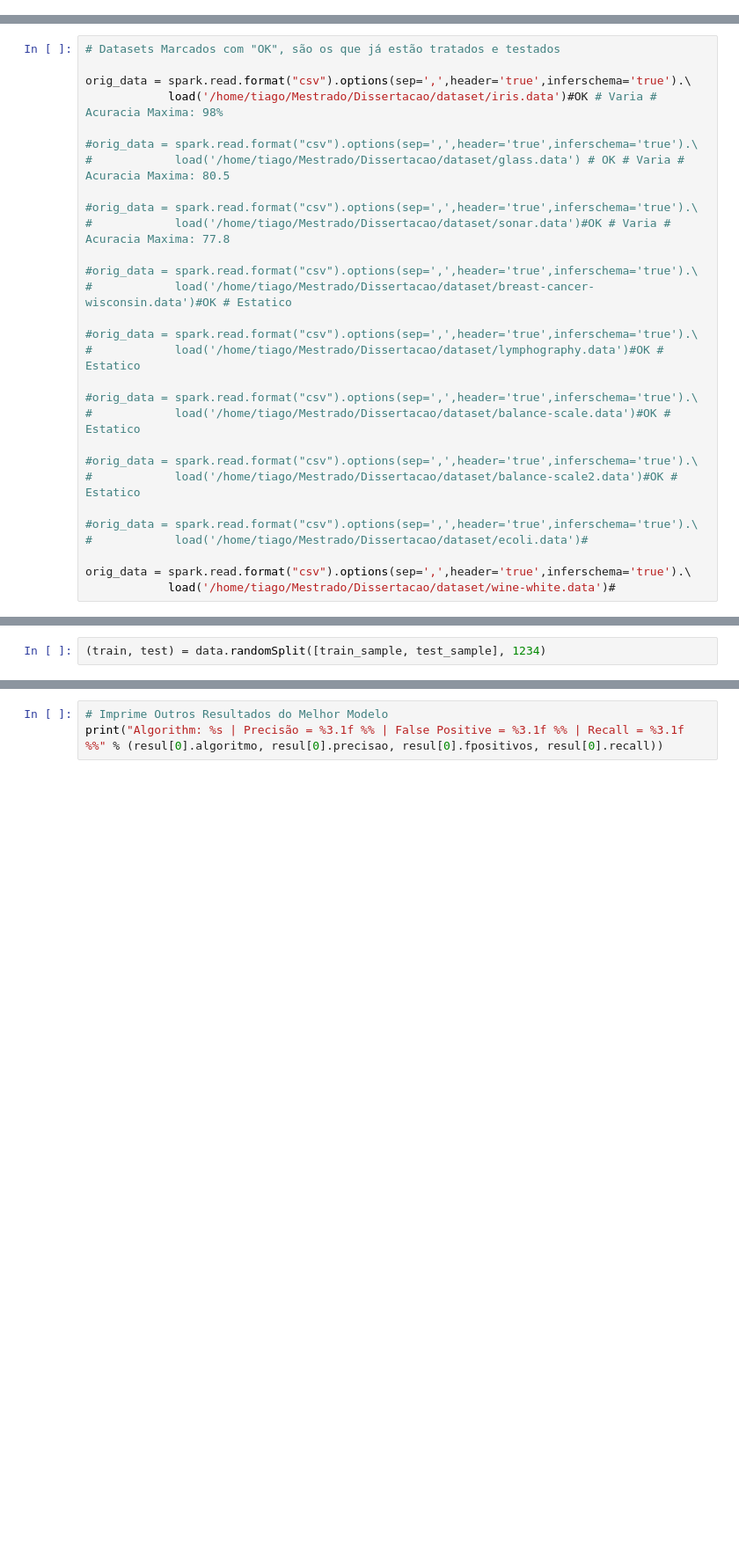
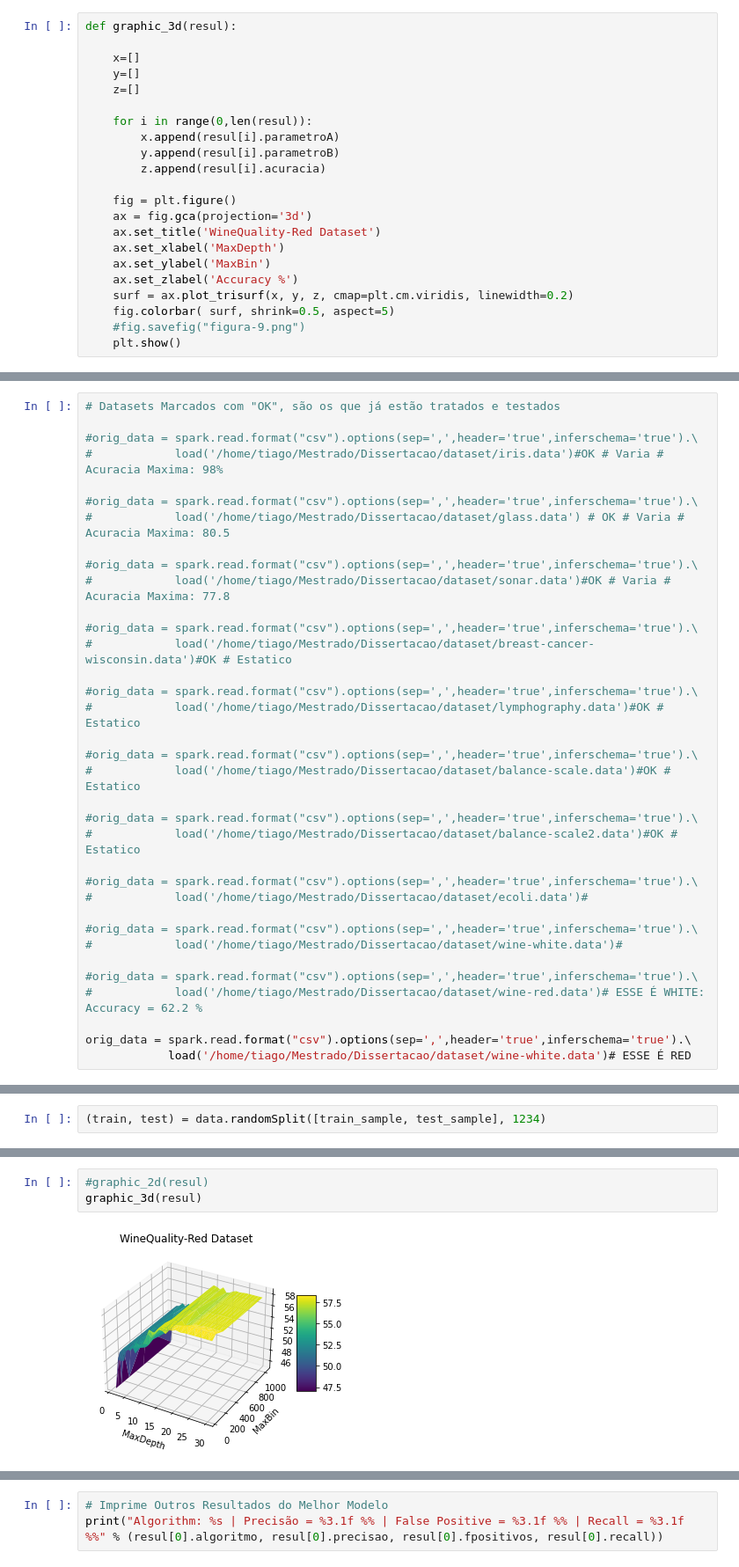
Before and after one commit to dexheart/dissertacao_mestrado, a Jupyter notebook: dissertacao_mainCode.ipynb, the cells around one changed output, grey strips where cells are left out. Shown at 88% size. Drawn from its saved outputs; the diff is of its cells as text; blank space fills up the shorter version.

```diff
--- a/dissertacao_mainCode.ipynb
+++ b/dissertacao_mainCode.ipynb
@@ -329,10 +330,32 @@ def graphic(resul):
+# %%
+def graphic_3d(resul):
+
+    x=[]
+    y=[]
+    z=[]
+
+    for i in range(0,len(resul)):
+        x.append(resul[i].parametroA)
+        y.append(resul[i].parametroB)
+        z.append(resul[i].acuracia)
+
+    fig = plt.figure()
+    ax = fig.gca(projection='3d')
+    ax.set_title('WineQuality-Red Dataset')
+    ax.set_xlabel('MaxDepth')
+    ax.set_ylabel('MaxBin')
+    ax.set_zlabel('Accuracy %')
+    surf = ax.plot_trisurf(x, y, z, cmap=plt.cm.viridis, linewidth=0.2)
+    fig.colorbar( surf, shrink=0.5, aspect=5)
+    #fig.savefig("figura-9.png")
+    plt.show()
 # %% [markdown]
 # Carregamento dos Dados
 # %%
 # Datasets Marcados com "OK", são os que já estão tratados e testados
 
-orig_data = spark.read.format("csv").options(sep=',',header='true',inferschema='true').\
-            load('/home/tiago/Mestrado/Dissertacao/dataset/iris.data')#OK # Varia # Acuracia Maxima: 98%
+#orig_data = spark.read.format("csv").options(sep=',',header='true',inferschema='true').\
+#            load('/home/tiago/Mestrado/Dissertacao/dataset/iris.data')#OK # Varia # Acuracia Maxima: 98%
 
 #orig_data = spark.read.format("csv").options(sep=',',header='true',inferschema='true').\
 #            load('/home/tiago/Mestrado/Dissertacao/dataset/glass.data') # OK # Varia # Acuracia Maxima: 80.5
@@ -355,8 +378,14 @@ orig_data = spark.read.format("csv").options(sep=',',header='true',inferschema='
 #orig_data = spark.read.format("csv").options(sep=',',header='true',inferschema='true').\
 #            load('/home/tiago/Mestrado/Dissertacao/dataset/ecoli.data')#
 
+#orig_data = spark.read.format("csv").options(sep=',',header='true',inferschema='true').\
+#            load('/home/tiago/Mestrado/Dissertacao/dataset/wine-white.data')#
+
+#orig_data = spark.read.format("csv").options(sep=',',header='true',inferschema='true').\
+#            load('/home/tiago/Mestrado/Dissertacao/dataset/wine-red.data')# ESSE É WHITE: Accuracy = 62.2 %
+
 orig_data = spark.read.format("csv").options(sep=',',header='true',inferschema='true').\
-            load('/home/tiago/Mestrado/Dissertacao/dataset/wine-white.data')#
+            load('/home/tiago/Mestrado/Dissertacao/dataset/wine-white.data')# ESSE É RED
 # %% [markdown]
 # Parâmetros
 # %%
@@ -443,3 +468,8 @@ graphic(resul)
+# %%
+#graphic_2d(resul)
+graphic_3d(resul)
+# %% [output]
+[figure, added]
 # %%
 # Exibe os Melhores Resultados em Ordem Decrescente
 resul.sort(key=lambda x: x.acuracia, reverse=True)
```
Also changed, not shown: parts of 7 cells of this notebook.
